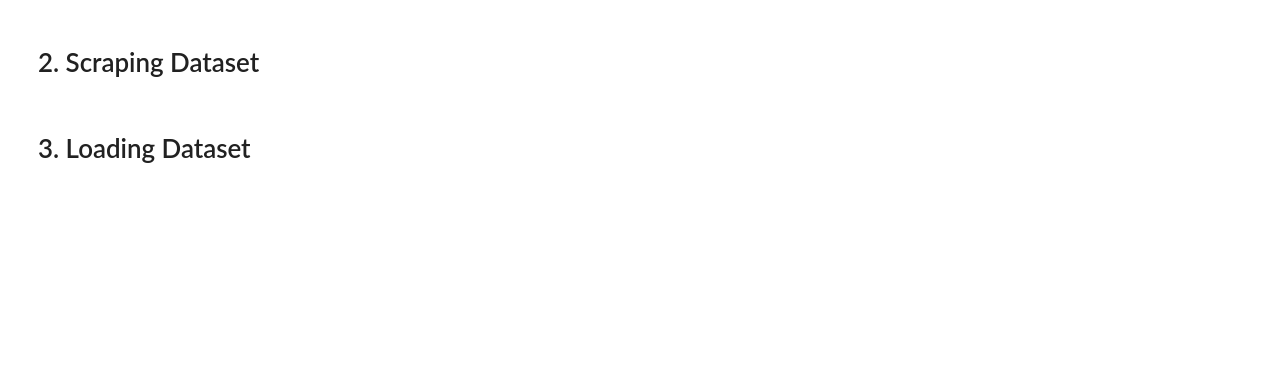
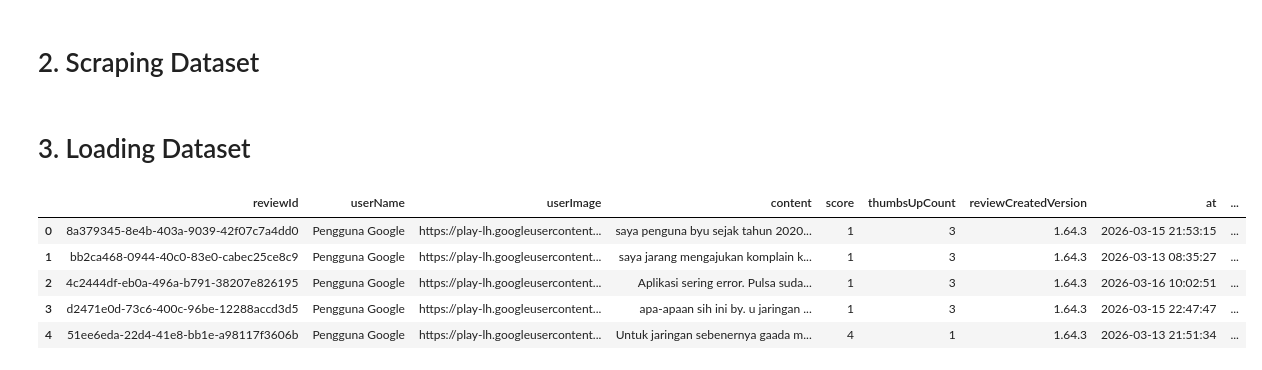
Before and after one commit to Devaaldo/by.u-sentiment-analysis, a Jupyter notebook: bayu_sentimen_analysis.ipynb, the cells around one changed output. Saved outputs shown, nothing was run; the diff lists cells and outputs as text; code cells hidden in the pictures; blank space fills up the shorter version.

```diff
--- a/bayu_sentimen_analysis.ipynb
+++ b/bayu_sentimen_analysis.ipynb
@@ -71,2 +60,23 @@ with open('ulasan_aplikasi.csv', mode='w', newline='', encoding='utf-8') as file
 # %% [markdown]
 # 3. Loading Dataset
+# %%
+app_reviews_df = pd.DataFrame(scrapreview)
+app_reviews_df.shape
+app_reviews_df.head()
+app_reviews_df.to_csv('ulasan_aplikasi.csv', index=False)
+
+# Membuat DataFrame dari hasil scrapreview
+app_reviews_df = pd.DataFrame(scrapreview)
+
+# Menghitung jumlah baris dan kolom dalam DataFrame
+jumlah_ulasan, jumlah_kolom = app_reviews_df.shape
+# %%
+# Menampilkan lima baris pertama dari DataFrame app_reviews_df
+app_reviews_df.head()
+# %% [output]
+|  | reviewId | userName | userImage | content | score | thumbsUpCount | reviewCreatedVersion | at | ... |
+| 0 | 8a379345-8e4b-403a-9039-42f07c7a4dd0 | Pengguna Google | https://play-lh.googleusercontent... | saya penguna byu sejak tahun 2020... | 1 | 3 | 1.64.3 | 2026-03-15 21:53:15 | ... |
+| 1 | bb2ca468-0944-40c0-83e0-cabec25ce8c9 | Pengguna Google | https://play-lh.googleusercontent... | saya jarang mengajukan komplain k... | 1 | 3 | 1.64.3 | 2026-03-13 08:35:27 | ... |
+| 2 | 4c2444df-eb0a-496a-b791-38207e826195 | Pengguna Google | https://play-lh.googleusercontent... | Aplikasi sering error. Pulsa suda... | 1 | 3 | 1.64.3 | 2026-03-16 10:02:51 | ... |
+| 3 | d2471e0d-73c6-400c-96be-12288accd3d5 | Pengguna Google | https://play-lh.googleusercontent... | apa-apaan sih ini by. u jaringan ... | 1 | 3 | 1.64.3 | 2026-03-15 22:47:47 | ... |
+| 4 | 51ee6eda-22d4-41e8-bb1e-a98117f3606b | Pengguna Google | https://play-lh.googleusercontent... | Untuk jaringan sebenernya gaada m... | 4 | 1 | 1.64.3 | 2026-03-13 21:51:34 | ... |
```
Also changed, not shown: parts of 13 cells of this notebook.
